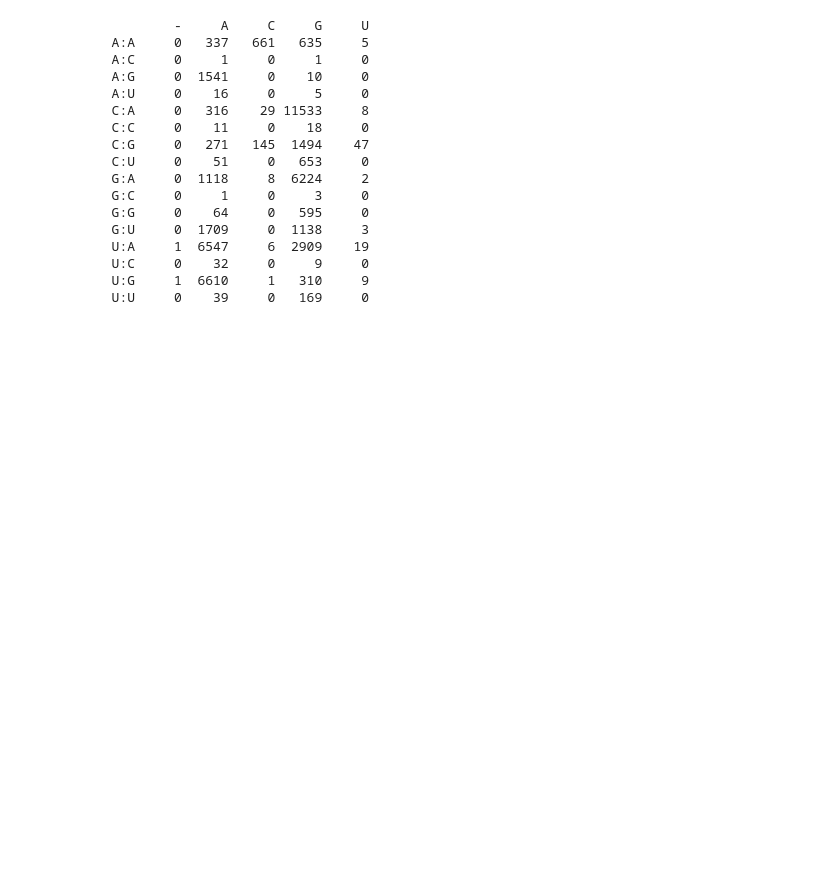
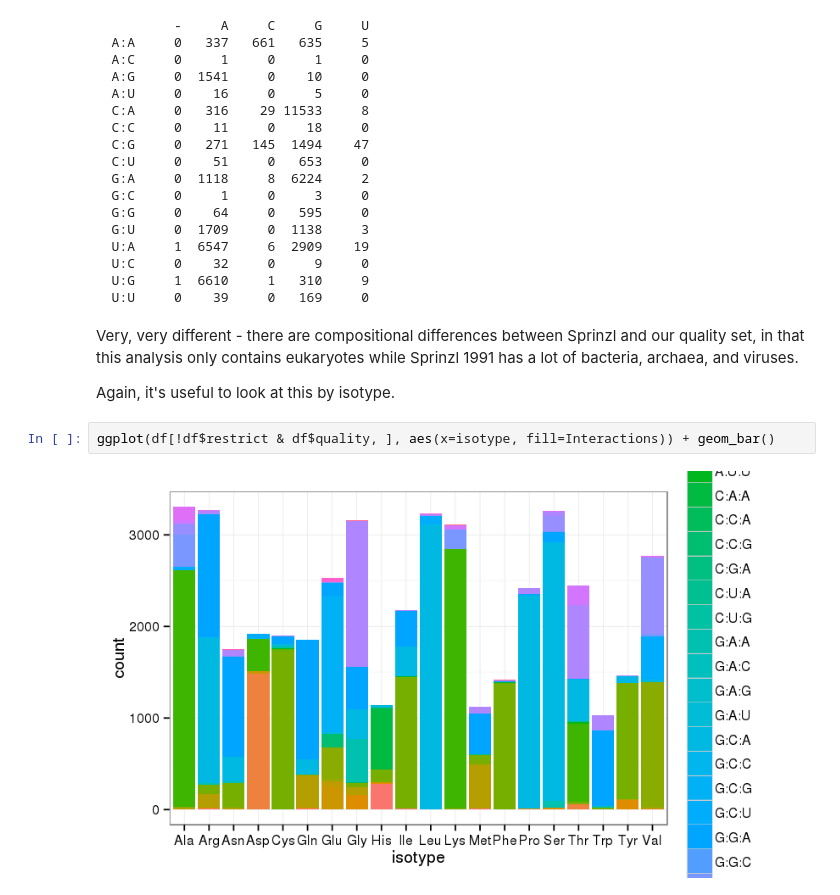
Before and after one commit to bylin/euk-features, a Jupyter notebook: notebooks/tertiary-interactions.ipynb, the cells around one changed output. Drawn from its saved outputs; the diff is of its cells as text; blank space fills up the shorter version.

```diff
--- a/notebooks/tertiary-interactions.ipynb
+++ b/notebooks/tertiary-interactions.ipynb
@@ -108,3 +121,11 @@ table(paste0(df[df$quality & !df$restrict, ]$X12, ':', df[df$quality & !df$restr
   U:C     0    32     0     9     0
   U:G     1  6610     1   310     9
   U:U     0    39     0   169     0
+# %% [markdown]
+Very, very different - there are compositional differences between Sprinzl and our quality set, in that this analysis only contains eukaryotes while Sprinzl 1991 has a lot of bacteria, archaea, and viruses.
+
+Again, it's useful to look at this by isotype.
+# %%
+ggplot(df[!df$restrict & df$quality, ], aes(x=isotype, fill=Interactions)) + geom_bar()
+# %% [output]
+[figure, added]
```
Also changed, not shown: parts of 14 cells of this notebook.
